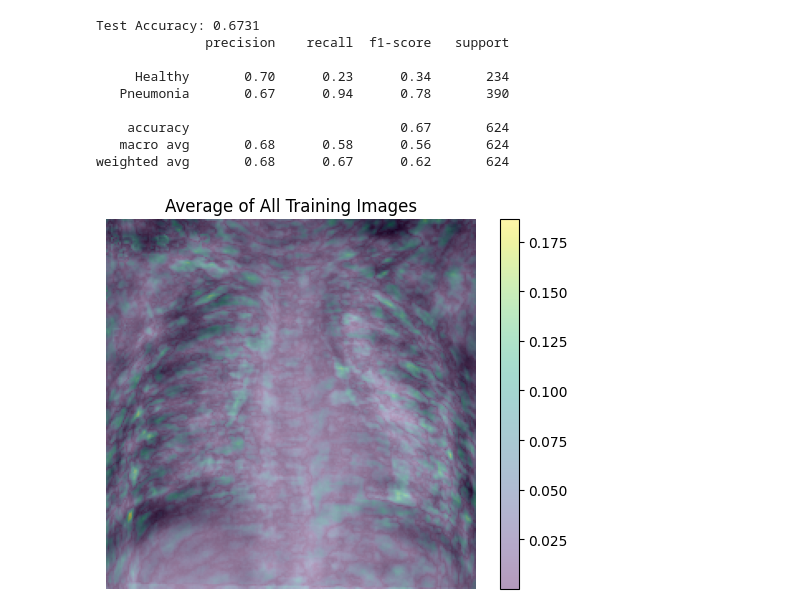
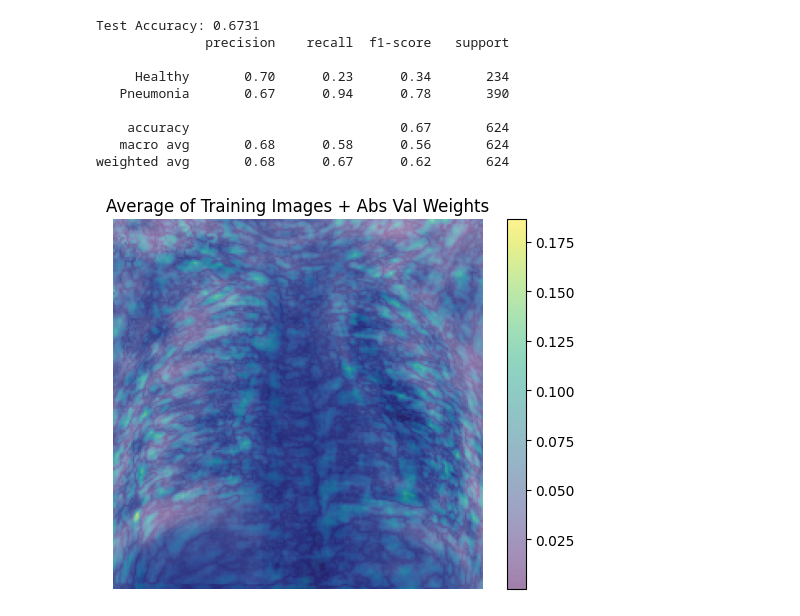
Before and after one commit to Fuzzy-pollito/MathModel, a Jupyter notebook: Project 4/Part1.ipynb, the cells around one changed output. Cells and saved outputs as stored; diff of their text form; code cells hidden in the pictures.

```diff
--- a/Project 4/Part1.ipynb
+++ b/Project 4/Part1.ipynb
@@ -91,18 +91,18 @@ weighted avg       0.68      0.67      0.62       624
 # %%
 import matplotlib.pyplot as plt
 
 # Reshape each image to 224×224 before stacking
 X_train_images = X_train.reshape(-1, 224, 224)
 
 # Compute pixel-wise mean image
 mean_image = np.mean(X_train_images, axis=0)
 
 # Visualize it
-plt.imshow(mean_image, cmap='gray')
-plt.imshow(np.abs(weights), alpha=0.4)
-plt.title("Average of All Training Images")
+plt.imshow(mean_image, cmap='Blues')
+plt.imshow(np.abs(weights), alpha=0.5)
+plt.title("Average of Training Images + Abs Val Weights")
 plt.axis('off')
 plt.colorbar()
 plt.show()
 # %% [output]
-[figure, old version]
+[figure, new version]
```
Also changed, not shown: parts of 1 cell of this notebook, 2 other files.
